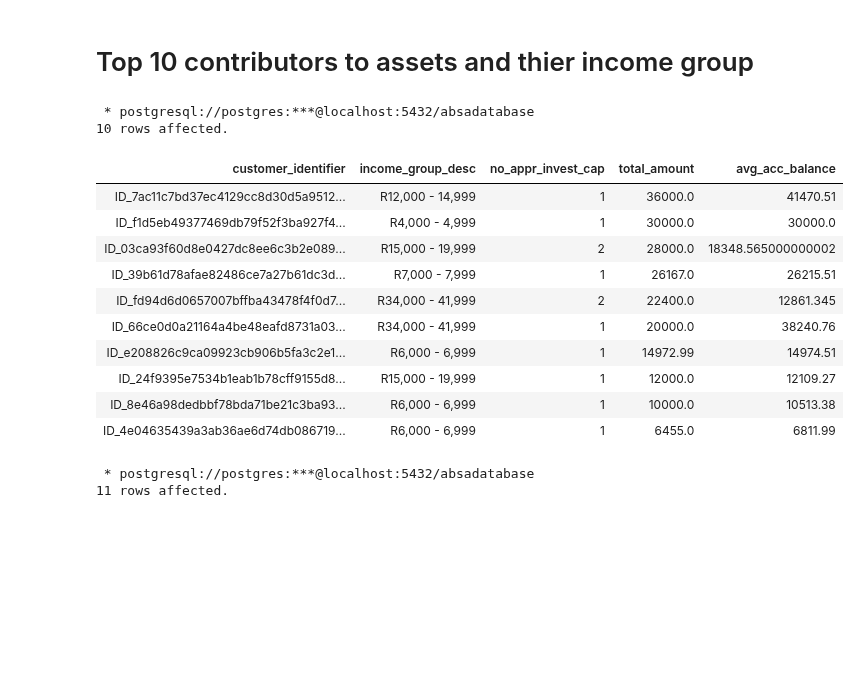
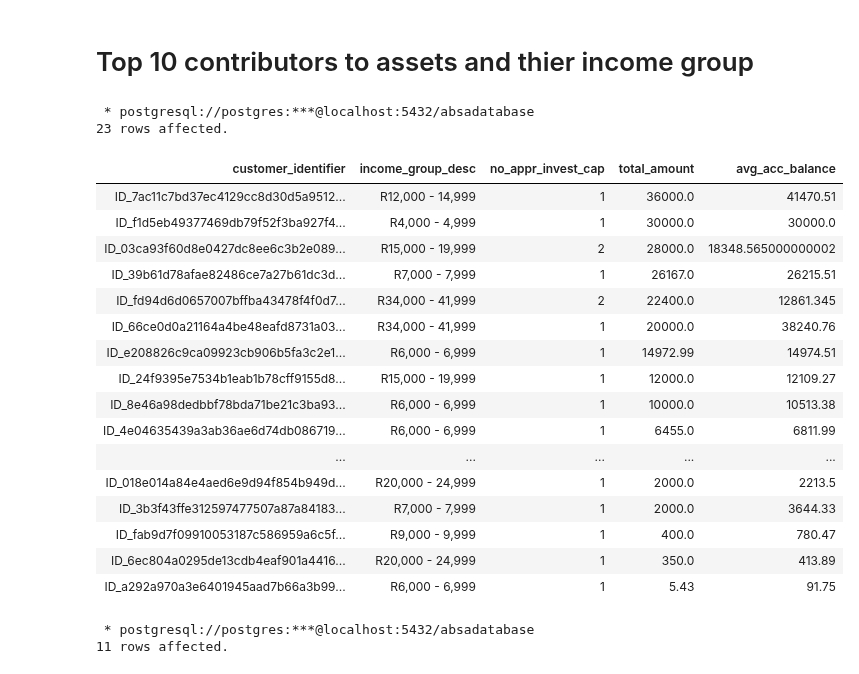
Before and after one commit to The-DigitalAcademy/EXPLORING-ABSA-DATASETS, a Jupyter notebook: assets.ipynb, the cells around one changed output. Saved outputs shown, nothing was run; the diff lists cells and outputs as text; code cells hidden in the pictures; blank space fills up the shorter version.

```diff
--- a/assets.ipynb
+++ b/assets.ipynb
@@ -306,35 +266,41 @@ SELECT DISTINCT
     SUM(t.amt) AS total_amount,
     AVG(t.account_balance) AS Avg_acc_balance
 FROM
     Customer c
 JOIN
     income_group i
     ON CAST(i.income_group_code AS VARCHAR) = c.income_group_code
 JOIN
     TransactionData t
     ON t.customer_identifier = c.customer_identifier
 WHERE
     t.transaction_description = 'INVESTMENT CAPITAL'
 GROUP BY
     c.customer_identifier,
     i.income_group_desc
 ORDER BY
     total_amount DESC
-LIMIT 10;
+LIMIT 30;
 # %% [output]
  * postgresql://postgres:***@localhost:5432/absadatabase
-10 rows affected.
+23 rows affected.
 | customer_identifier | income_group_desc | no_appr_invest_cap | total_amount | avg_acc_balance |
 | ID_7ac11c7bd37ec4129cc8d30d5a9512... | R12,000 - 14,999 | 1 | 36000.0 | 41470.51 |
 | ID_f1d5eb49377469db79f52f3ba927f4... | R4,000 - 4,999 | 1 | 30000.0 | 30000.0 |
 | ID_03ca93f60d8e0427dc8ee6c3b2e089... | R15,000 - 19,999 | 2 | 28000.0 | 18348.565000000002 |
 | ID_39b61d78afae82486ce7a27b61dc3d... | R7,000 - 7,999 | 1 | 26167.0 | 26215.51 |
 | ID_fd94d6d0657007bffba43478f4f0d7... | R34,000 - 41,999 | 2 | 22400.0 | 12861.345 |
 | ID_66ce0d0a21164a4be48eafd8731a03... | R34,000 - 41,999 | 1 | 20000.0 | 38240.76 |
 | ID_e208826c9ca09923cb906b5fa3c2e1... | R6,000 - 6,999 | 1 | 14972.99 | 14974.51 |
 | ID_24f9395e7534b1eab1b78cff9155d8... | R15,000 - 19,999 | 1 | 12000.0 | 12109.27 |
 | ID_8e46a98dedbbf78bda71be21c3ba93... | R6,000 - 6,999 | 1 | 10000.0 | 10513.38 |
 | ID_4e04635439a3ab36ae6d74db086719... | R6,000 - 6,999 | 1 | 6455.0 | 6811.99 |
+| ... | ... | ... | ... | ... |
+| ID_018e014a84e4aed6e9d94f854b949d... | R20,000 - 24,999 | 1 | 2000.0 | 2213.5 |
+| ID_3b3f43ffe312597477507a87a84183... | R7,000 - 7,999 | 1 | 2000.0 | 3644.33 |
+| ID_fab9d7f09910053187c586959a6c5f... | R9,000 - 9,999 | 1 | 400.0 | 780.47 |
+| ID_6ec804a0295de13cdb4eaf901a4416... | R20,000 - 24,999 | 1 | 350.0 | 413.89 |
+| ID_a292a970a3e6401945aad7b66a3b99... | R6,000 - 6,999 | 1 | 5.43 | 91.75 |
 # %%
 %%sql
     SELECT
```
Also changed, not shown: parts of 4 cells of this notebook.
